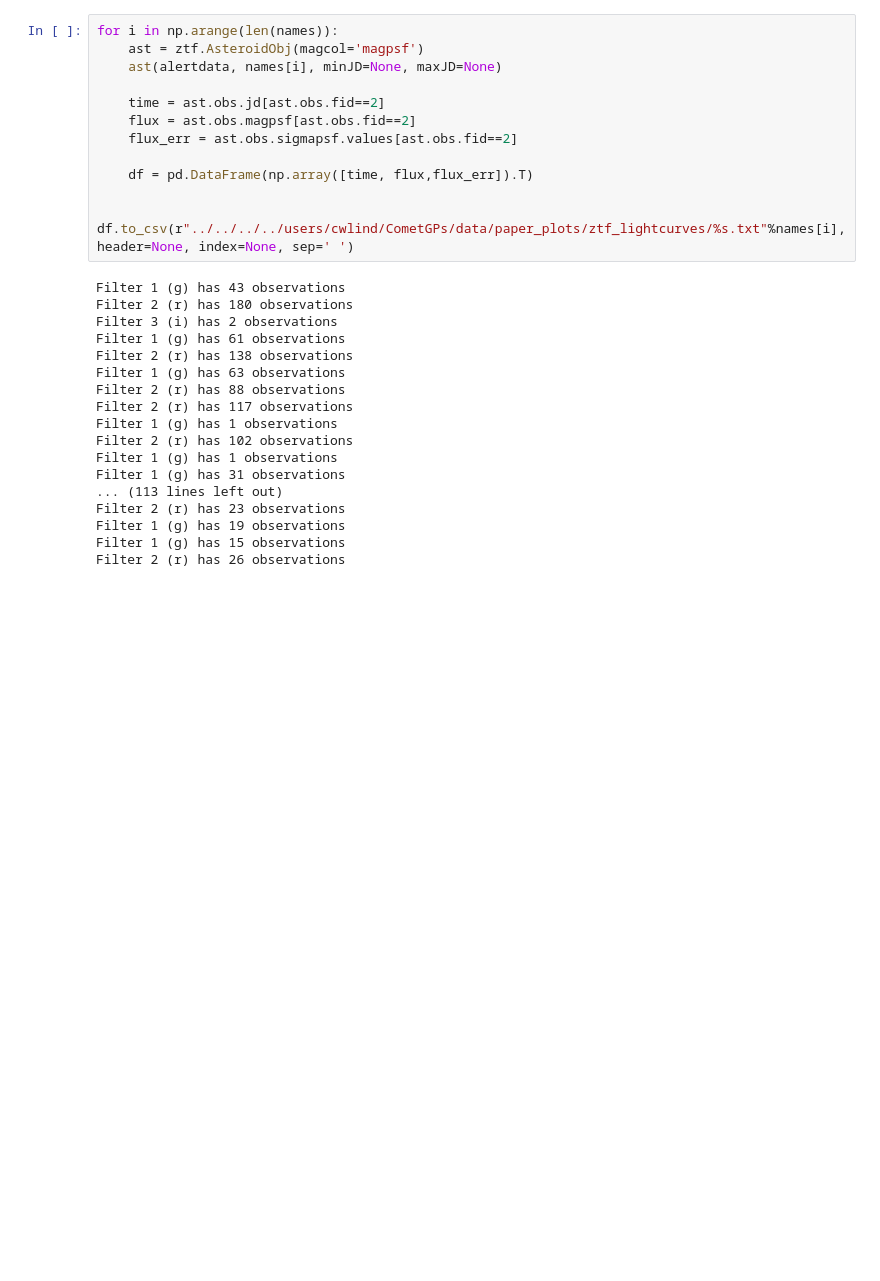
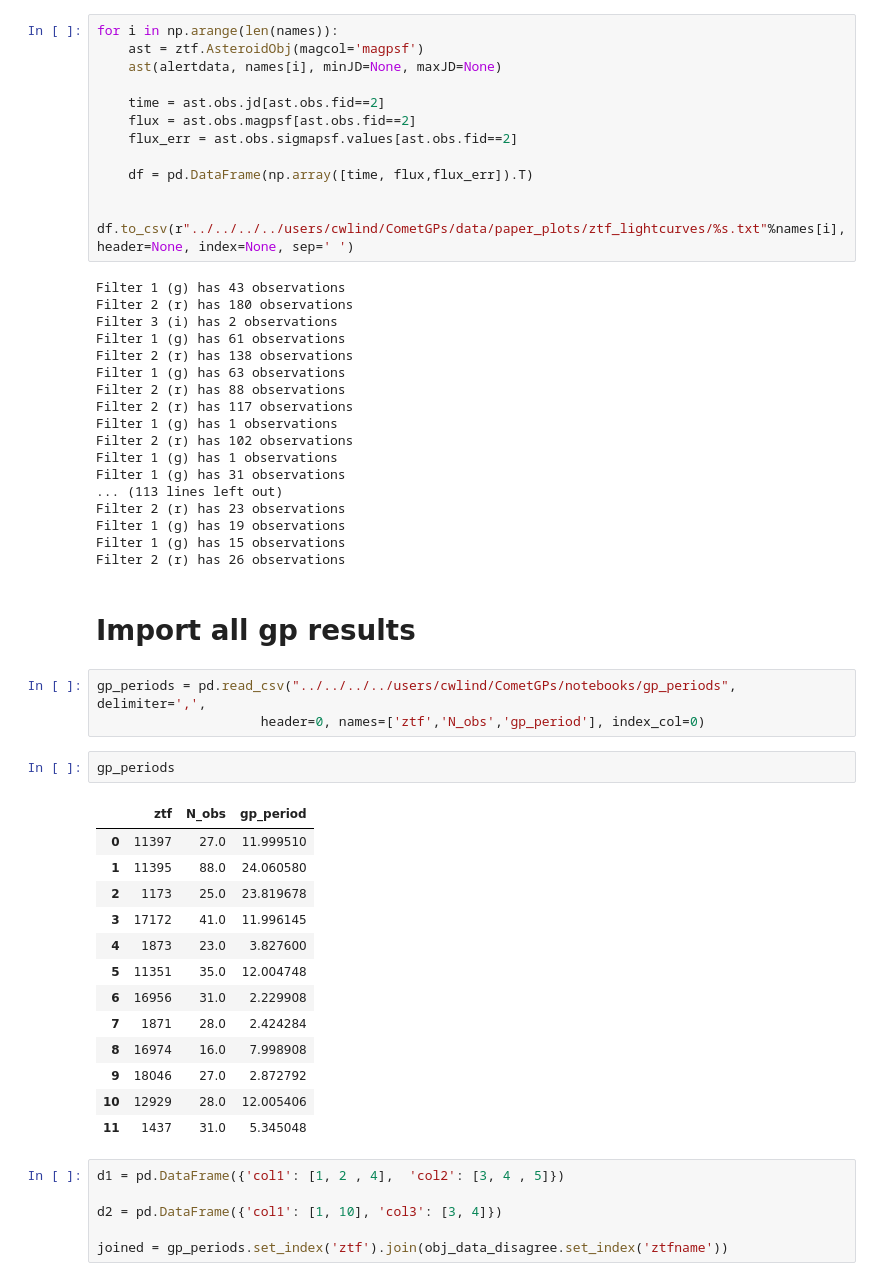
Before and after one commit to dirac-institute/CometGPs, a Jupyter notebook: data/paper_plots/ztf_lightcurves/Period_vs_Period.ipynb, the cells around one changed output. Cells and saved outputs as stored; diff of their text form; blank space fills up the shorter version.

```diff
--- a/data/paper_plots/ztf_lightcurves/Period_vs_Period.ipynb
+++ b/data/paper_plots/ztf_lightcurves/Period_vs_Period.ipynb
@@ -220,3 +218,30 @@ Filter 2 (r) has 23 observations
 Filter 1 (g) has 19 observations
 Filter 1 (g) has 15 observations
 Filter 2 (r) has 26 observations
+# %% [markdown]
+# Import all gp results
+# %%
+gp_periods = pd.read_csv("../../../../users/cwlind/CometGPs/notebooks/gp_periods", delimiter=',',
+                     header=0, names=['ztf','N_obs','gp_period'], index_col=0)
+# %%
+gp_periods
+# %% [output]
+|  | ztf | N_obs | gp_period |
+| 0 | 11397 | 27.0 | 11.999510 |
+| 1 | 11395 | 88.0 | 24.060580 |
+| 2 | 1173 | 25.0 | 23.819678 |
+| 3 | 17172 | 41.0 | 11.996145 |
+| 4 | 1873 | 23.0 | 3.827600 |
+| 5 | 11351 | 35.0 | 12.004748 |
+| 6 | 16956 | 31.0 | 2.229908 |
+| 7 | 1871 | 28.0 | 2.424284 |
+| 8 | 16974 | 16.0 | 7.998908 |
+| 9 | 18046 | 27.0 | 2.872792 |
+| 10 | 12929 | 28.0 | 12.005406 |
+| 11 | 1437 | 31.0 | 5.345048 |
+# %%
+d1 = pd.DataFrame({'col1': [1, 2 , 4],  'col2': [3, 4 , 5]})
+
+d2 = pd.DataFrame({'col1': [1, 10], 'col3': [3, 4]})
+
+joined = gp_periods.set_index('ztf').join(obj_data_disagree.set_index('ztfname'))
```
Also changed, not shown: parts of 7 cells of this notebook, 1 other file.
